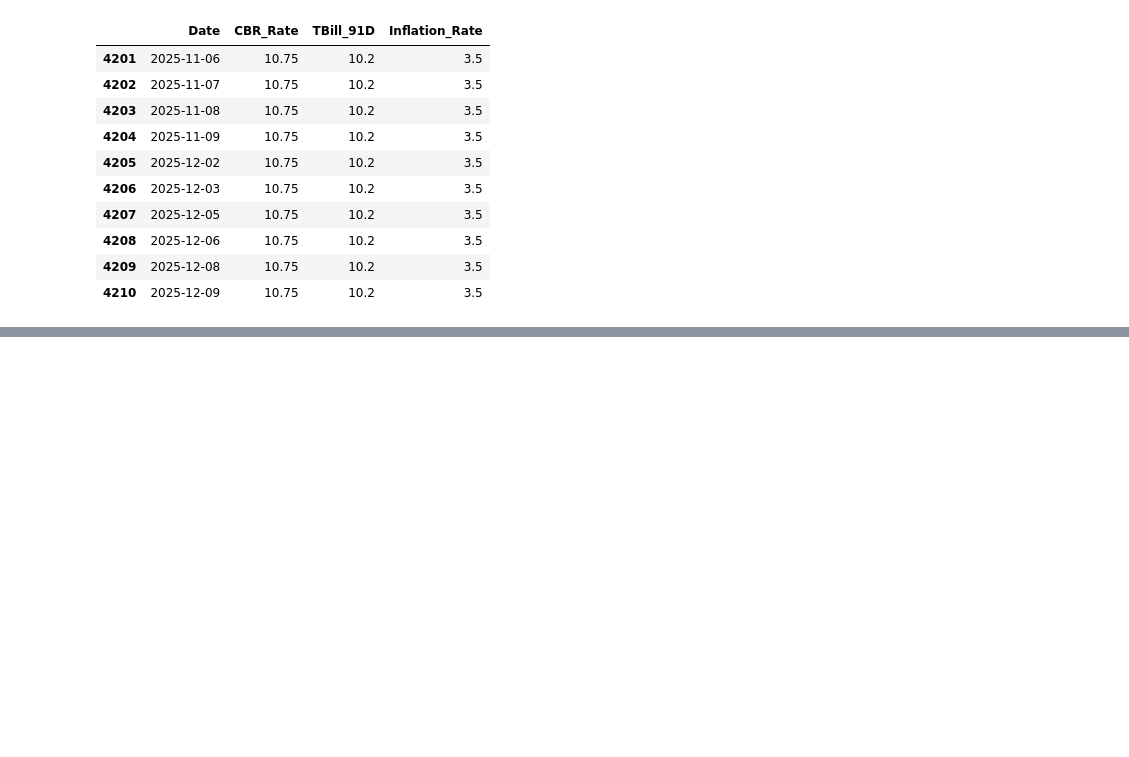
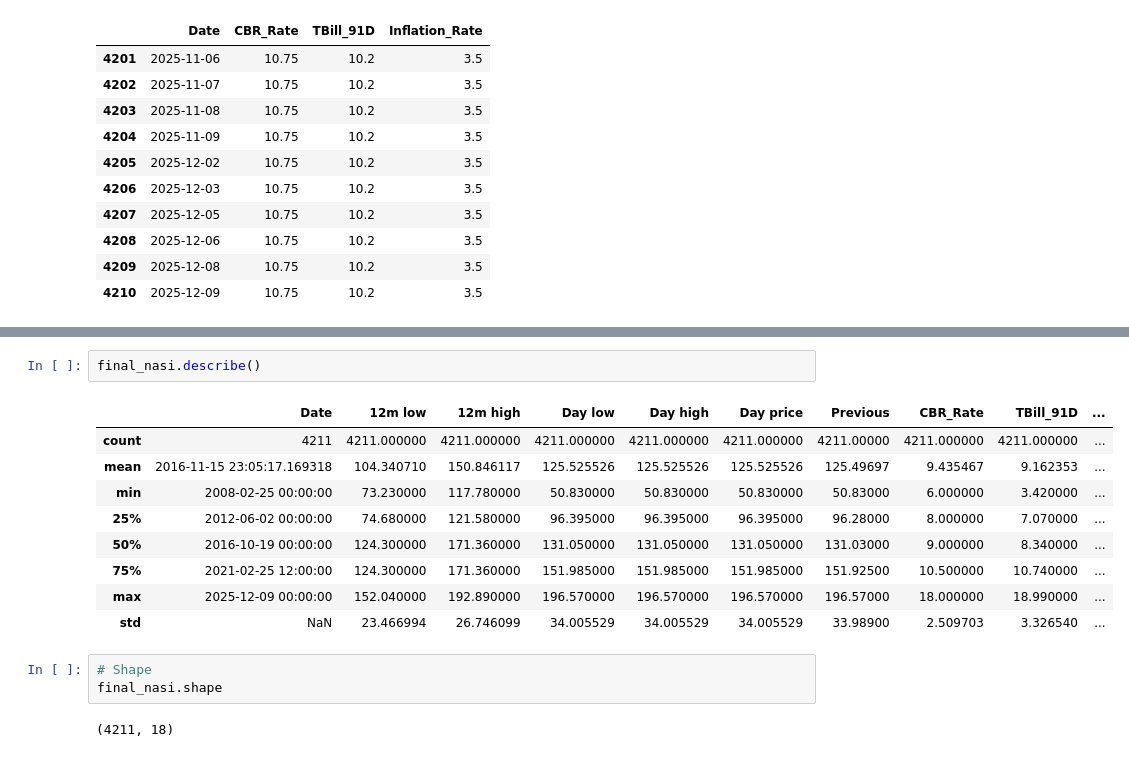
Before and after one commit to clivethiongo/Kenya-Monetary-Policy-Stock-Market, a Jupyter notebook: notebooks/01_data_collection.ipynb, the cells around one changed output, grey strips where cells are left out. Drawn from its saved outputs; the diff is of its cells as text; blank space fills up the shorter version.

```diff
--- a/notebooks/01_data_collection.ipynb
+++ b/notebooks/01_data_collection.ipynb
@@ -294,0 +251,17 @@ print(f"\n✓ Cleaned data saved to: {output_path}")
+# %%
+final_nasi.describe()
+# %% [output]
+|  | Date | 12m low | 12m high | Day low | Day high | Day price | Previous | CBR_Rate | TBill_91D | ... |
+| count | 4211 | 4211.000000 | 4211.000000 | 4211.000000 | 4211.000000 | 4211.000000 | 4211.00000 | 4211.000000 | 4211.000000 | ... |
+| mean | 2016-11-15 23:05:17.169318 | 104.340710 | 150.846117 | 125.525526 | 125.525526 | 125.525526 | 125.49697 | 9.435467 | 9.162353 | ... |
+| min | 2008-02-25 00:00:00 | 73.230000 | 117.780000 | 50.830000 | 50.830000 | 50.830000 | 50.83000 | 6.000000 | 3.420000 | ... |
+| 25% | 2012-06-02 00:00:00 | 74.680000 | 121.580000 | 96.395000 | 96.395000 | 96.395000 | 96.28000 | 8.000000 | 7.070000 | ... |
+| 50% | 2016-10-19 00:00:00 | 124.300000 | 171.360000 | 131.050000 | 131.050000 | 131.050000 | 131.03000 | 9.000000 | 8.340000 | ... |
+| 75% | 2021-02-25 12:00:00 | 124.300000 | 171.360000 | 151.985000 | 151.985000 | 151.985000 | 151.92500 | 10.500000 | 10.740000 | ... |
+| max | 2025-12-09 00:00:00 | 152.040000 | 192.890000 | 196.570000 | 196.570000 | 196.570000 | 196.57000 | 18.000000 | 18.990000 | ... |
+| std | NaN | 23.466994 | 26.746099 | 34.005529 | 34.005529 | 34.005529 | 33.98900 | 2.509703 | 3.326540 | ... |
+# %%
+# Shape
+final_nasi.shape
+# %% [output]
+(4211, 18)
```
Also changed, not shown: parts of 11 cells of this notebook.
